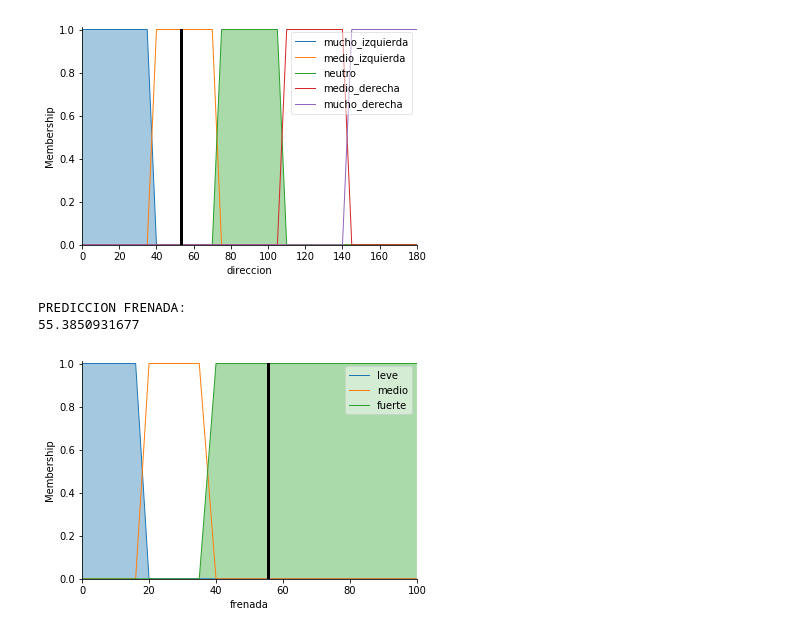
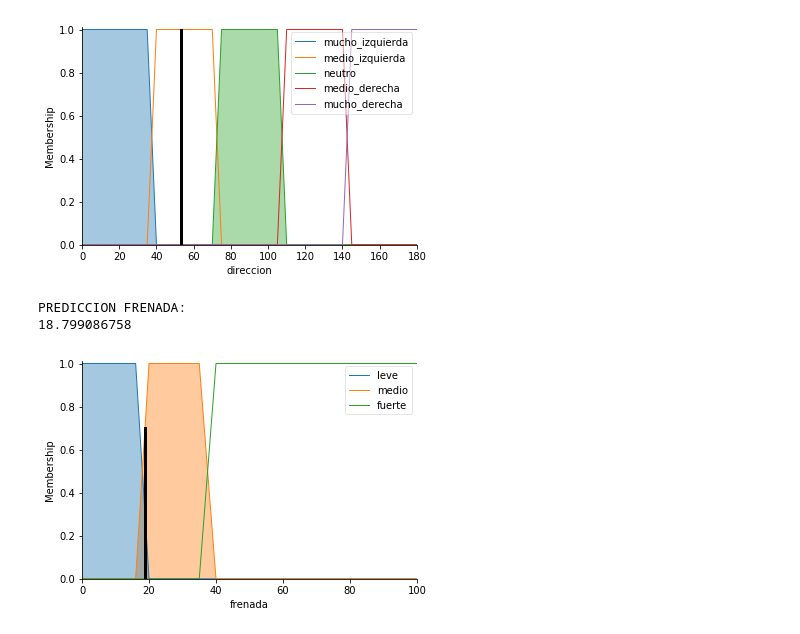
Before and after one commit to labsturtles/Street_View, a Jupyter notebook: 3.1 Fuzzy Rule Engine_DiverController.ipynb, the cells around one changed output. Saved outputs shown, nothing was run; the diff lists cells and outputs as text; code cells hidden in the pictures.

```diff
--- a/3.1 Fuzzy Rule Engine_DiverController.ipynb
+++ b/3.1 Fuzzy Rule Engine_DiverController.ipynb
@@ -195,41 +195,41 @@ PREDICCION VOLANTE:
 
 
    f_rule4 = ctrl.Rule(antecedent=(
-                                    (c_centro['cerca'])
+                                    (c_izquierda['cerca'])|(c_centro['cerca'])|(c_derecha['cerca'])
                                  ),
                       consequent=frenada['fuerte'])
    f_rule5 = ctrl.Rule(antecedent=(
                                     (c_izquierda['medio'])|(c_centro['medio'])|(c_derecha['medio'])
                                  ),
                       consequent=frenada['medio'])
 
    f_rule6 = ctrl.Rule(antecedent=(
                                     (c_izquierda['lejos'])|(c_centro['lejos'])|(c_derecha['lejos'])
                                  ),
                       consequent=frenada['leve'])
 
 
 
    ctrl_freno= ctrl.ControlSystem(rules=[f_rule1, f_rule2, f_rule3, f_rule4, f_rule5, f_rule6])
    freno = ctrl.ControlSystemSimulation(ctrl_freno)
 
 
-   freno.input['p_izquierda'] = 10#personasIzquierda(contenedor)
-   freno.input['p_centro']    = 10#personasCentro(contenedor)
-   freno.input['p_derecha']   = 50#personasDerecha(contenedor)
+   freno.input['p_izquierda'] = 0#personasIzquierda(contenedor)
+   freno.input['p_centro']    = 0#personasCentro(contenedor)
+   freno.input['p_derecha']   = 0#personasDerecha(contenedor)
 
-   freno.input['c_izquierda'] = 10#cochesIzquierda(contenedor)
-   freno.input['c_centro']    = 50#cochesCentro(contenedor)
-   freno.input['c_derecha']   = 10#cochesDerecha(contenedor)
+   freno.input['c_izquierda'] = 0#cochesIzquierda(contenedor)
+   freno.input['c_centro']    = 0#cochesCentro(contenedor)
+   freno.input['c_derecha']   = 8#cochesDerecha(contenedor)
 
 
    freno.compute()
 
    print("PREDICCION FRENADA: ")
    print(freno.output['frenada'])
 
    frenada.view(sim=freno)
 # %% [output]
 PREDICCION FRENADA:
-55.3850931677
+18.799086758
-[figure, old version]
+[figure, new version]
```
Also changed, not shown: parts of 4 cells of this notebook, 1 other file.
